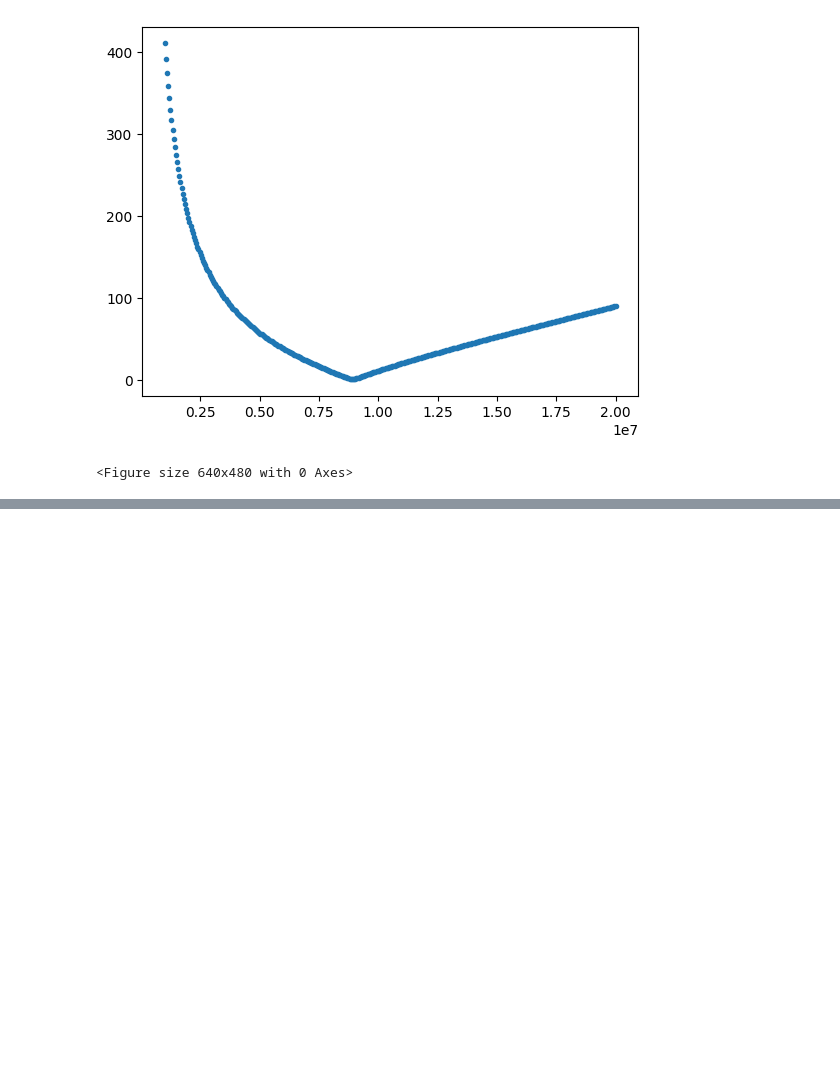
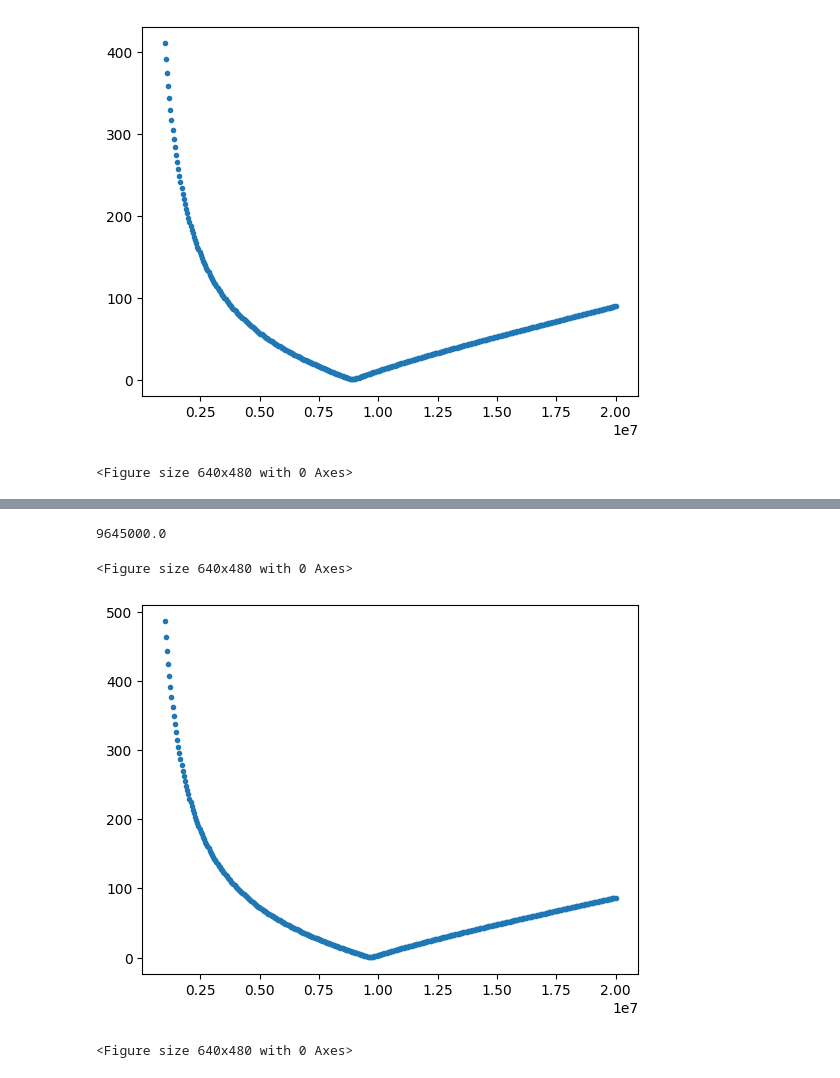
Before and after one commit to tyaxm/cyclotron, a Jupyter notebook: src/varicon.ipynb, the cells around one changed output, grey strips where cells are left out. Cells and saved outputs as stored; diff of their text form; code cells hidden in the pictures; blank space fills up the shorter version.

```diff
--- a/src/varicon.ipynb
+++ b/src/varicon.ipynb
@@ -271 +271,12 @@ plt.figure()
 <Figure size 640x480 with 0 Axes>
+# %%
+data = np.loadtxt("../data/LCprimary_ver2_2026_04_14.s1p", delimiter=" ")
+freq, Z = stoz.direct(data)
+plt.plot(freq, np.abs(Z), ".")
+print(float(freq[np.argmin(np.abs(Z))]))
+plt.figure()
+# %% [output]
+9645000.0
+<Figure size 640x480 with 0 Axes>
+[figure, added]
+<Figure size 640x480 with 0 Axes>
```
Also changed, not shown: parts of 3 cells of this notebook, 5 other files.
